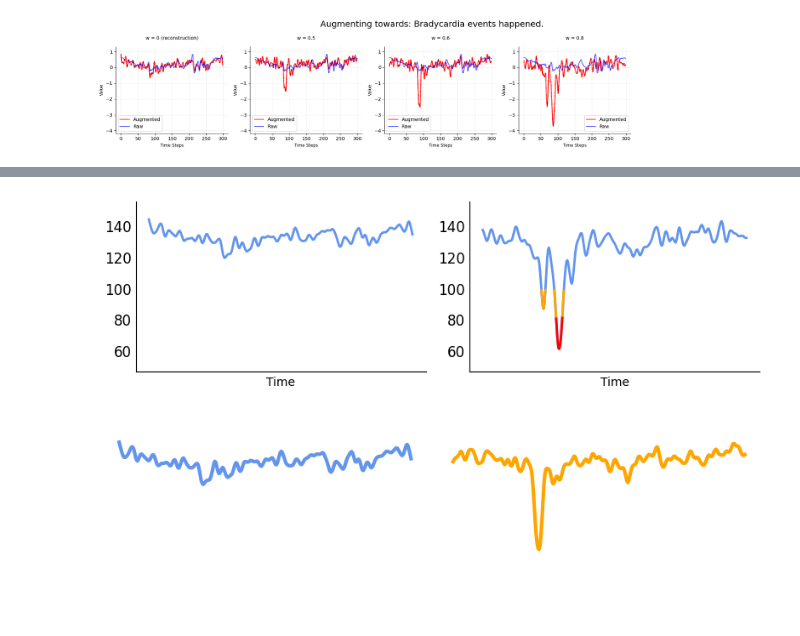
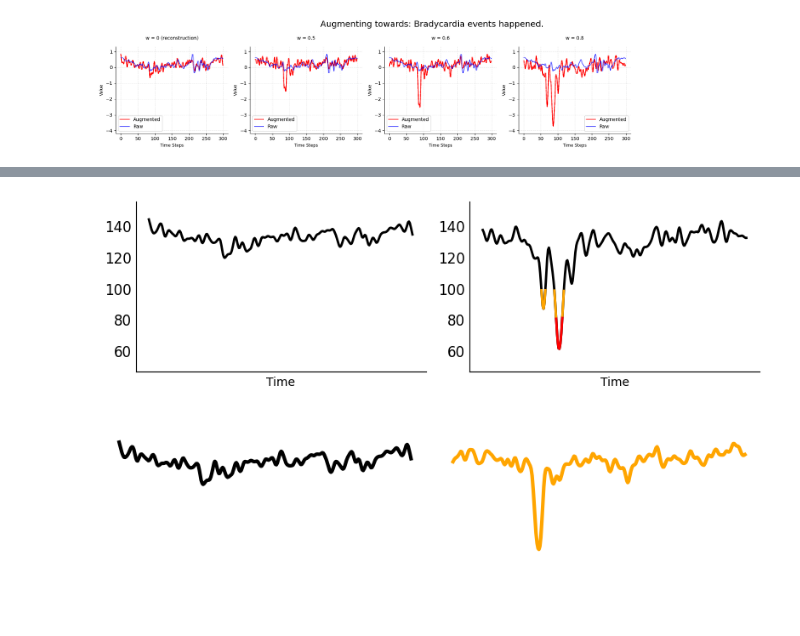
Before and after one commit to JiaxingQiu/llm_nicu_vitalsigns, a Jupyter notebook: script/VITAL/results_eng/main_nicu-brady.ipynb, the cells around one changed output, grey strips where cells are left out. Saved outputs shown, nothing was run; the diff lists cells and outputs as text; code cells hidden in the pictures.

```diff
--- a/script/VITAL/results_eng/main_nicu-brady.ipynb
+++ b/script/VITAL/results_eng/main_nicu-brady.ipynb
@@ -157,7 +157,7 @@ for idx, w in enumerate(w_values):
     mask_orange = (q50 <= ORANGE_THR) & ~mask_red
 
     # baseline
-    ax.plot(x, q50, color="cornflowerblue", linewidth=2)
+    ax.plot(x, q50, color="black", linewidth=2) #cornflowerblue
     # overlays
     ax.plot(x, np.ma.masked_where(~mask_orange, q50),
             color="orange", linewidth=2)
@@ -197,35 +197,35 @@ for idx, w in enumerate(w_values_to_plot):
     q50 = movavg(rescale(medians[text_cond][float(w)]), k=5)
     q50 = np.interp(t_new, t_orig, q50)             # <<< INTERPOLATE >>>
     x   = t_new                                     # new 600-point axis
 
     # if w != 0:
     #     ax.plot(x, ref_q50, color="black", linestyle="--", linewidth=1)
 
     # masks
     mask_red  = q50 <= RED_THR
     mask_red  |= np.roll(mask_red,  1) | np.roll(mask_red, -1)
     mask_orange = (q50 <= ORANGE_THR) & ~mask_red
 
     # baseline
-    ax.plot(x, q50, color="cornflowerblue", linewidth=2) # cornflowerblue, dimgray
+    ax.plot(x, q50, color="black", linewidth=2) # cornflowerblue, dimgray
     # overlays
     ax.plot(x, np.ma.masked_where(~mask_orange, q50),
             color="orange", linewidth=2)
     ax.plot(x, np.ma.masked_where(~mask_red, q50),
             color="red",    linewidth=2)
 
     ax.set_ylim(*ylims)
     ax.spines['top'].set_visible(False)
     ax.spines['right'].set_visible(False)
     ax.set_xticks([])  # Remove x ticks
     ax.set_xticklabels([])  # Remove x tick labels
     ax.tick_params(axis='y', labelsize=12)  # Smaller y tick font
     ax.tick_params(axis='both', length=0)  # Remove tick marks (sticks)
     ax.set_xlabel("Time")  # Add xlabel
 plt.tight_layout()
 plt.show()
 # %% [output]
-[figure, old version]
+[figure, new version]
 # %%
 # -------- grid -------------------------------------------------------------
 n_cols = 2  # Changed from 4 to 2
@@ -253,7 +253,7 @@ for idx, w in enumerate(w_values_to_plot):
 
     # baseline
     if idx == 0:  # First plot - normal colors
-        ax.plot(x, q50, color="cornflowerblue", linewidth=3)#cornflowerblue
+        ax.plot(x, q50, color="black", linewidth=3)#cornflowerblue
     else:  # Second plot - all orange
         ax.plot(x, q50, color="orange", linewidth=3)
 
@@ -271,7 +271,7 @@ for idx, w in enumerate(w_values_to_plot):
 plt.tight_layout()
 plt.show()
 # %% [output]
-[figure, old version]
+[figure, new version]
 # %%
 # tid=1
 # viz_generation_conditional(df_left, model, config_dict, tid=tid, sampling=True, b=1, ep=1)
```
Also changed, not shown: parts of 1 cell of this notebook, 2 other files.
